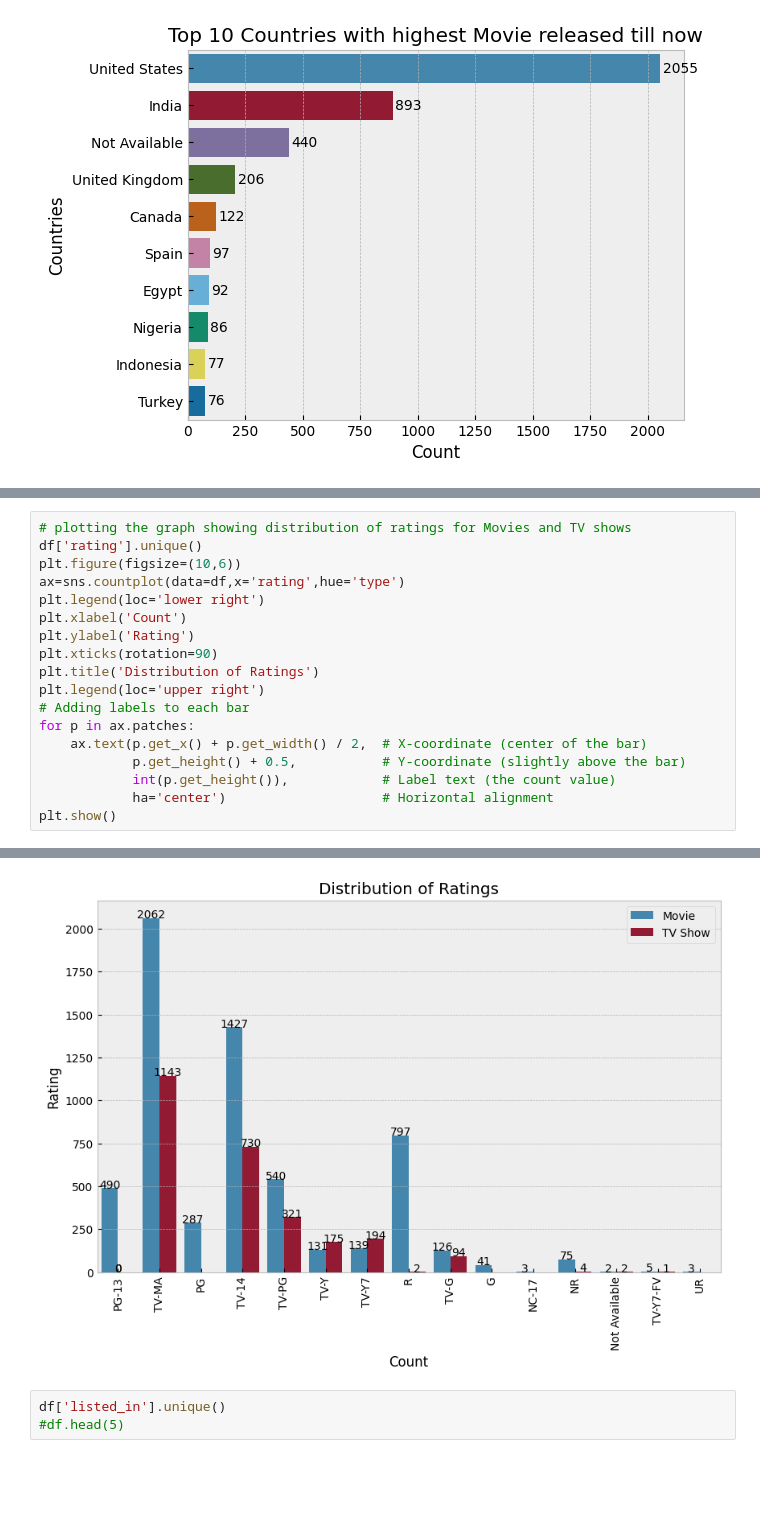
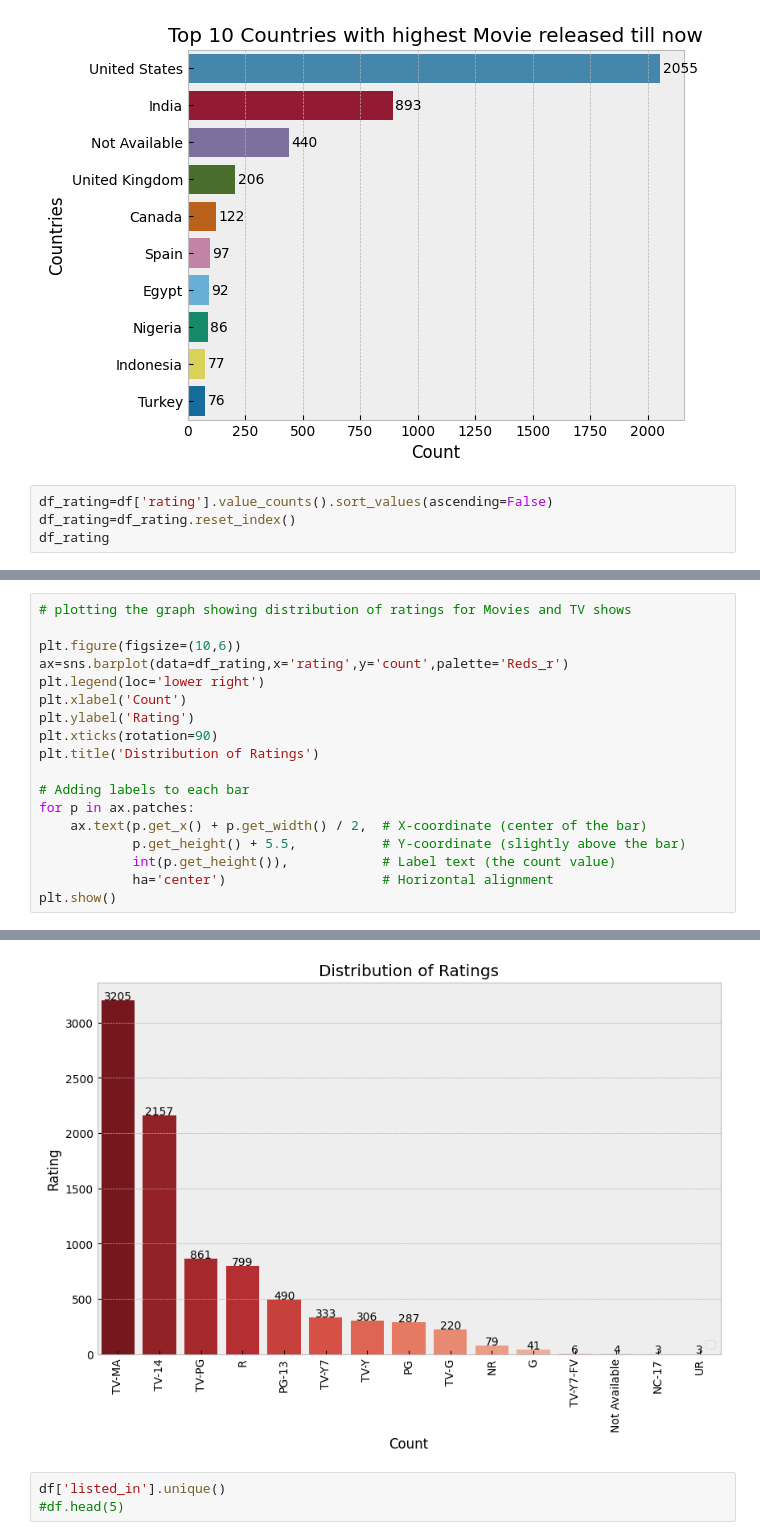
Before and after one commit to AlkaAttri/Data-Visualization, a Jupyter notebook: Netflix_Project/Netflix_Data_Visualization.ipynb, the cells around one changed output, grey strips where cells are left out. Saved outputs shown, nothing was run; the diff lists cells and outputs as text; blank space fills up the shorter version.

```diff
--- a/Netflix_Project/Netflix_Data_Visualization.ipynb
+++ b/Netflix_Project/Netflix_Data_Visualization.ipynb
@@ -151,3 +160,7 @@ for p in ax.patches:
 plt.show()
 # %% [output]
 [figure]
+# %%
+df_rating=df['rating'].value_counts().sort_values(ascending=False)
+df_rating=df_rating.reset_index()
+df_rating
@@ -154,18 +184,18 @@ plt.show()
 # %%
 # plotting the graph showing distribution of ratings for Movies and TV shows
-df['rating'].unique()
+
 plt.figure(figsize=(10,6))
-ax=sns.countplot(data=df,x='rating',hue='type')
+ax=sns.barplot(data=df_rating,x='rating',y='count',palette='Reds_r')
 plt.legend(loc='lower right')
 plt.xlabel('Count')
 plt.ylabel('Rating')
 plt.xticks(rotation=90)
 plt.title('Distribution of Ratings')
-plt.legend(loc='upper right')
+
 # Adding labels to each bar
 for p in ax.patches:
     ax.text(p.get_x() + p.get_width() / 2,  # X-coordinate (center of the bar)
-            p.get_height() + 0.5,           # Y-coordinate (slightly above the bar)
+            p.get_height() + 5.5,           # Y-coordinate (slightly above the bar)
             int(p.get_height()),            # Label text (the count value)
             ha='center')                    # Horizontal alignment
 plt.show()
@@ -173,4 +204,4 @@ plt.show()
-[figure, old version]
+[figure, new version]
 # %%
 df['listed_in'].unique()
 #df.head(5)
```
Also changed, not shown: parts of 5 cells of this notebook.
